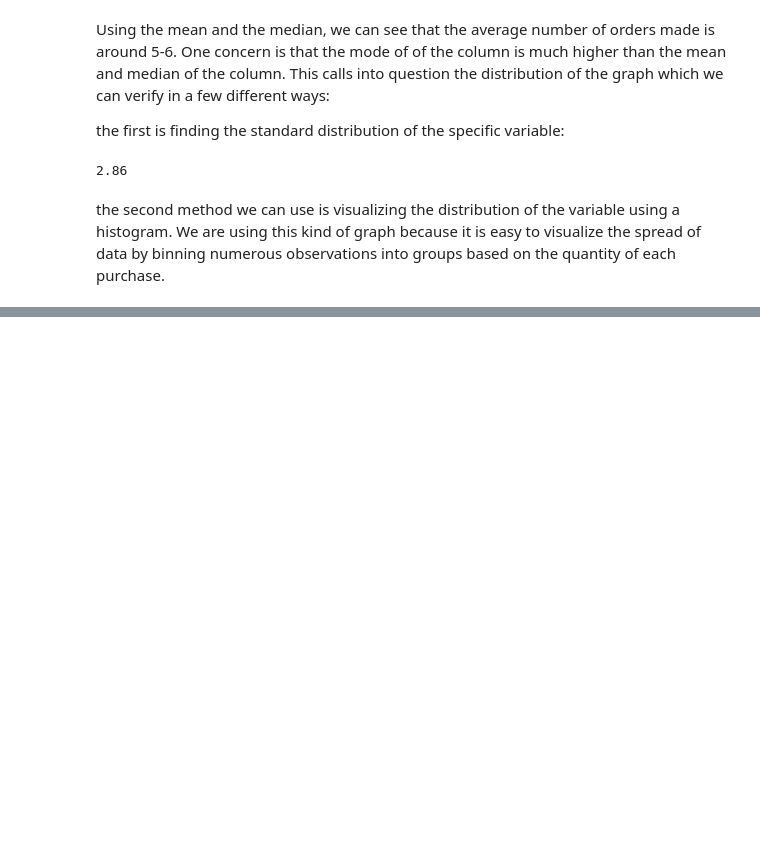
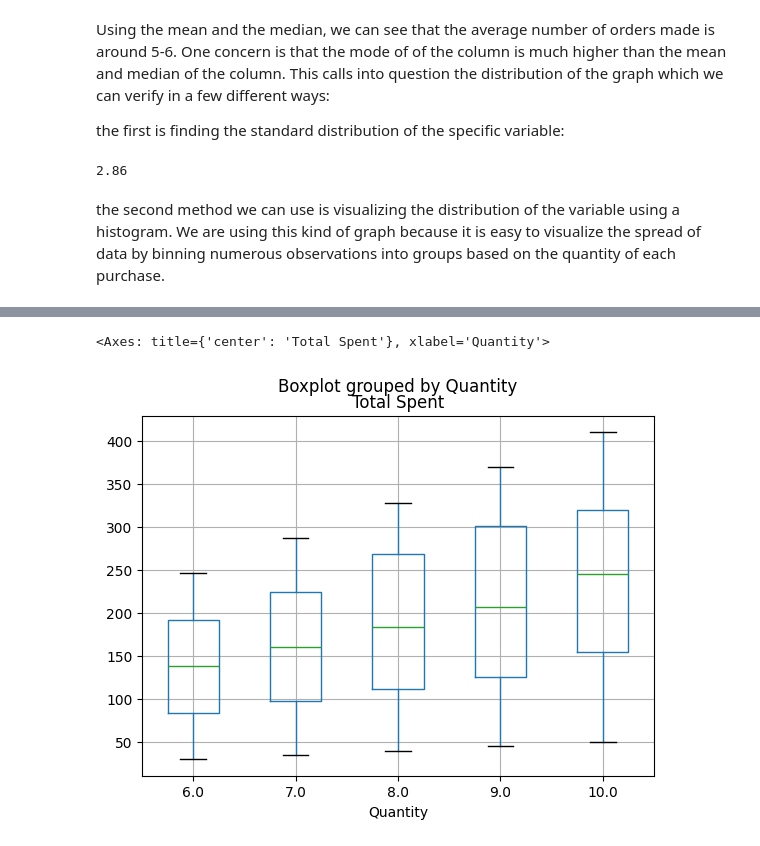
Before and after one commit to Shoufou/CSMODEL-MCO, a Jupyter notebook: CSMODEL CITIZENS - MCO1.ipynb, the cells around one changed output, grey strips where cells are left out. Cells and saved outputs as stored; diff of their text form; code cells hidden in the pictures; blank space fills up the shorter version.

```diff
--- a/CSMODEL CITIZENS - MCO1.ipynb
+++ b/CSMODEL CITIZENS - MCO1.ipynb
@@ -484,0 +549,5 @@ Given this graph, we can see that the data is unimodal (10) with a slight negati
+# %%
+df_filtered.boxplot(by = 'Quantity', column = ['Total Spent'], grid = 'False')
+# %% [output]
+<Axes: title={'center': 'Total Spent'}, xlabel='Quantity'>
+[figure, added]
```
Also changed, not shown: parts of 21 cells of this notebook.
